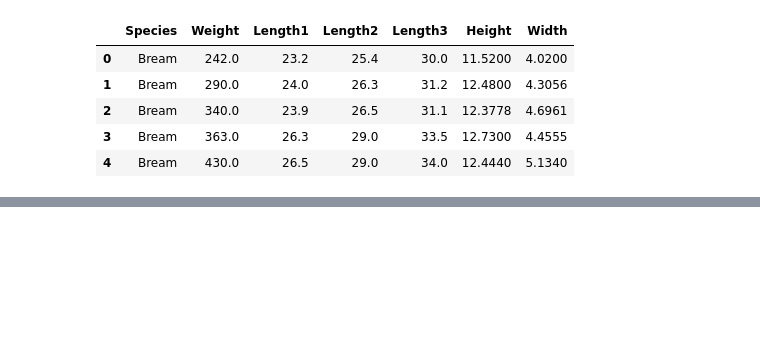
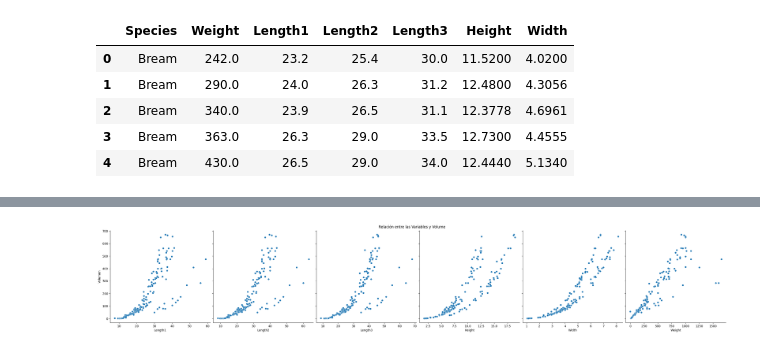
Before and after one commit to martingom4/Data-Science, a Jupyter notebook: Estadistica_con_python/Desafios_codigos/Desafio6 Martin-Gomez.ipynb, the cells around one changed output, grey strips where cells are left out. Saved outputs shown, nothing was run; the diff lists cells and outputs as text; code cells hidden in the pictures; blank space fills up the shorter version.

```diff
--- a/Estadistica_con_python/Desafios_codigos/Desafio6 Martin-Gomez.ipynb
+++ b/Estadistica_con_python/Desafios_codigos/Desafio6 Martin-Gomez.ipynb
@@ -33,0 +112,13 @@ data
+# %%
+# b. Visualización gráfica mediante diagramas de dispersión para observar cómo se relacionan las variables.
+
+#Importamos una libreria para evitar las advertencias que resultan al compactar los siguientes graficos
+import warnings
+warnings.simplefilter(action='ignore', category=UserWarning)
+
+# Crear gráficos de dispersión para ver la relación entre las variables al agregar Volume
+sns.pairplot(data, x_vars=['Length1', 'Length2', 'Length3', 'Height', 'Width', 'Weight'], y_vars='Volumen', height=5)
+plt.suptitle('Relación entre las Variables y Volume', y=1.02)
+plt.show()
+# %% [output]
+[figure, added]
```
Also changed, not shown: parts of 18 cells of this notebook.
